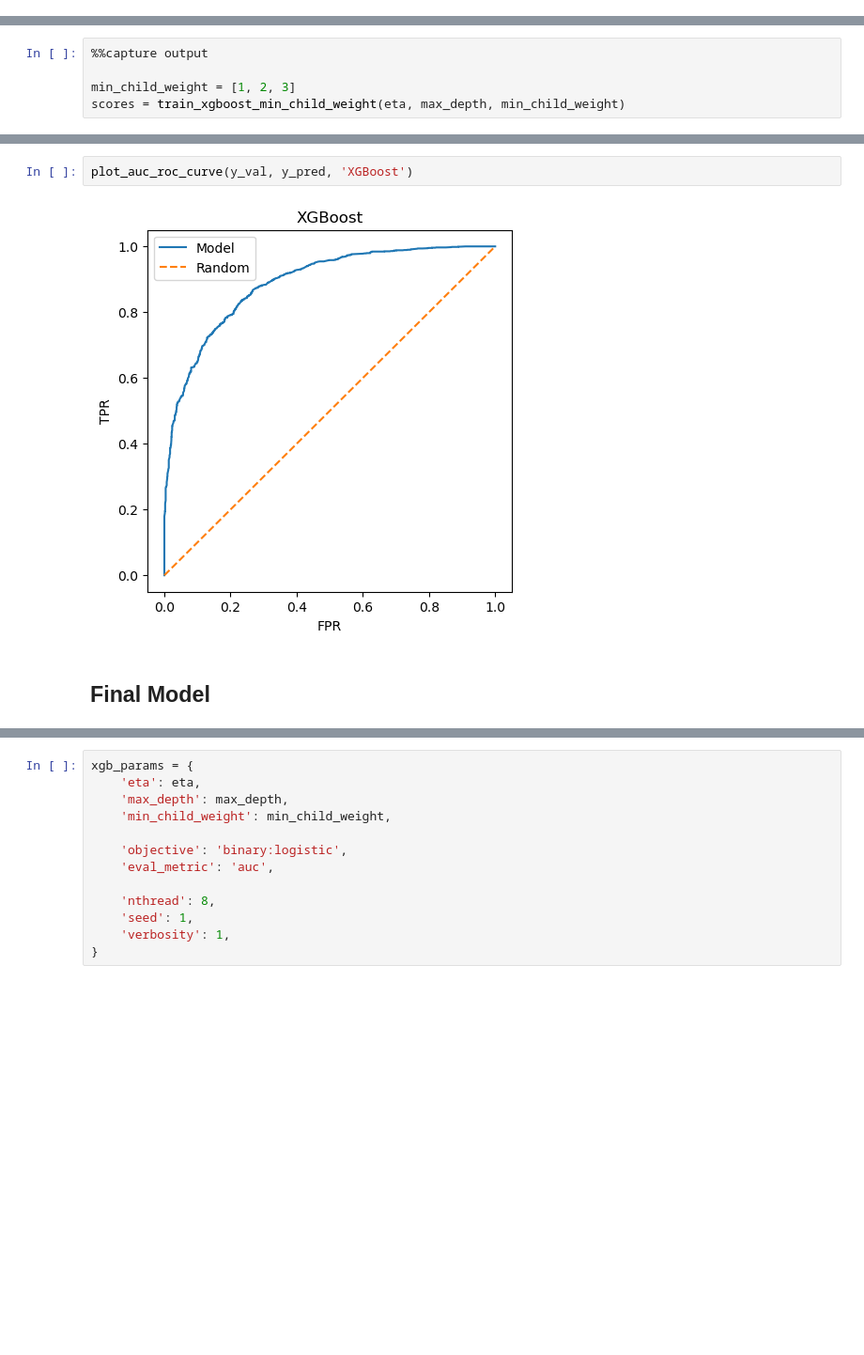
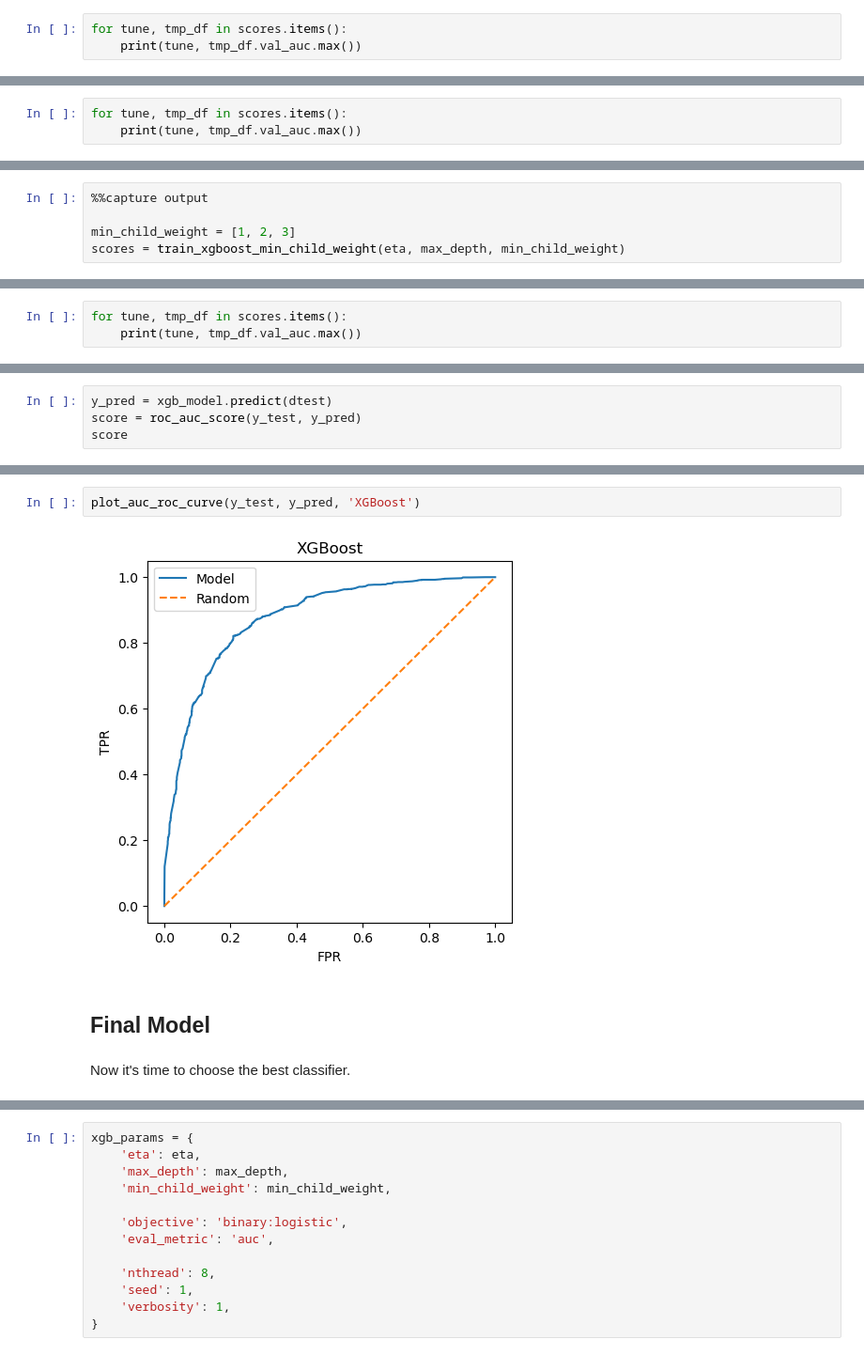
Before and after one commit to clamytoe/covid-risk-classifier, a Jupyter notebook: notebook.ipynb, the cells around one changed output, grey strips where cells are left out. Shown at 94% size. Saved outputs shown, nothing was run; the diff lists cells and outputs as text; blank space fills up the shorter version.

```diff
--- a/notebook.ipynb
+++ b/notebook.ipynb
@@ -1709,0 +1855,3 @@ plot_xgboost(scores)
+# %%
+for tune, tmp_df in scores.items():
+    print(tune, tmp_df.val_auc.max())
@@ -1724,0 +1879,3 @@ plot_xgboost(scores)
+# %%
+for tune, tmp_df in scores.items():
+    print(tune, tmp_df.val_auc.max())
@@ -1739,0 +1902,3 @@ plot_xgboost(scores)
+# %%
+for tune, tmp_df in scores.items():
+    print(tune, tmp_df.val_auc.max())
@@ -1764,0 +1940,4 @@ roc_auc_score(y_val, y_pred)
+# %%
+y_pred = xgb_model.predict(dtest)
+score = roc_auc_score(y_test, y_pred)
+score
@@ -1765,6 +1953,8 @@ roc_auc_score(y_val, y_pred)
 # %%
-plot_auc_roc_curve(y_val, y_pred, 'XGBoost')
+plot_auc_roc_curve(y_test, y_pred, 'XGBoost')
 # %% [output]
-[figure, old version]
+[figure, new version]
 # %% [markdown]
 ## Final Model
+# %% [markdown]
+Now it's time to choose the best classifier.
```
Also changed, not shown: parts of 124 cells of this notebook.
